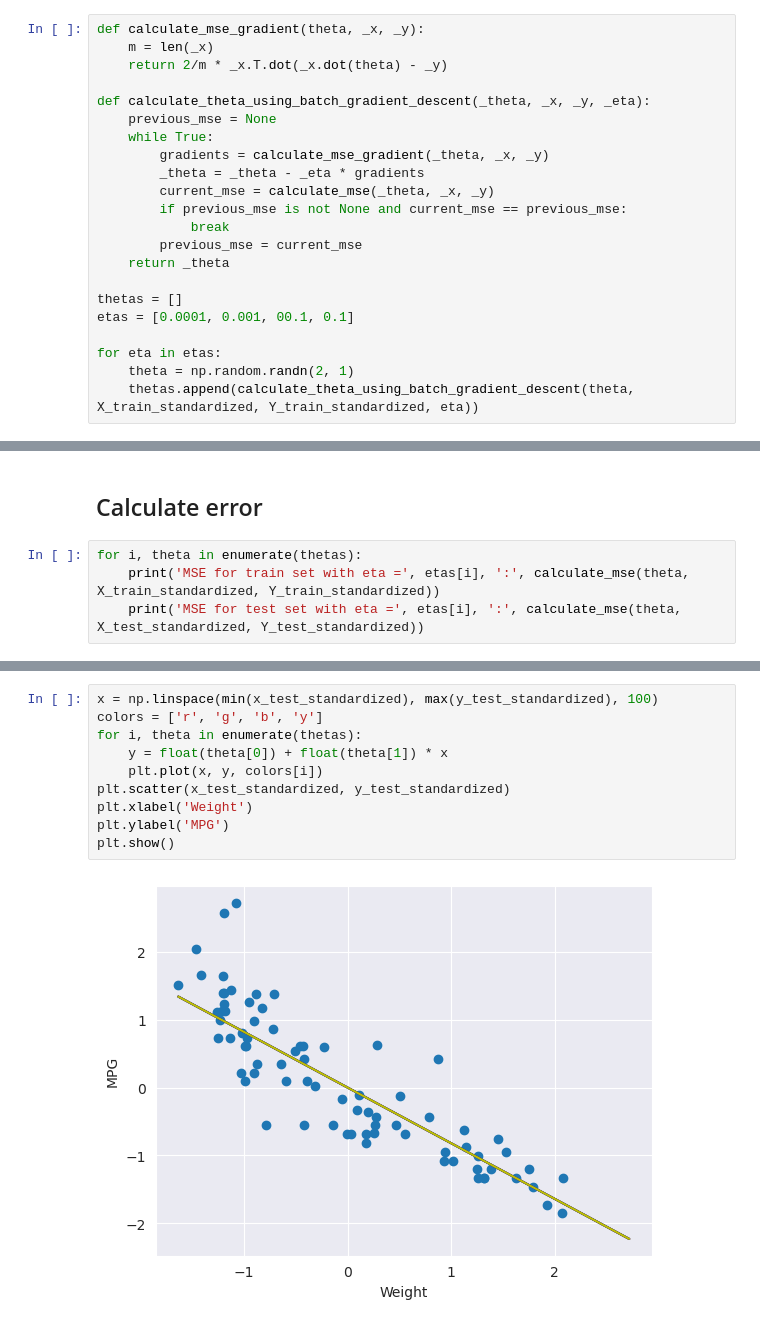
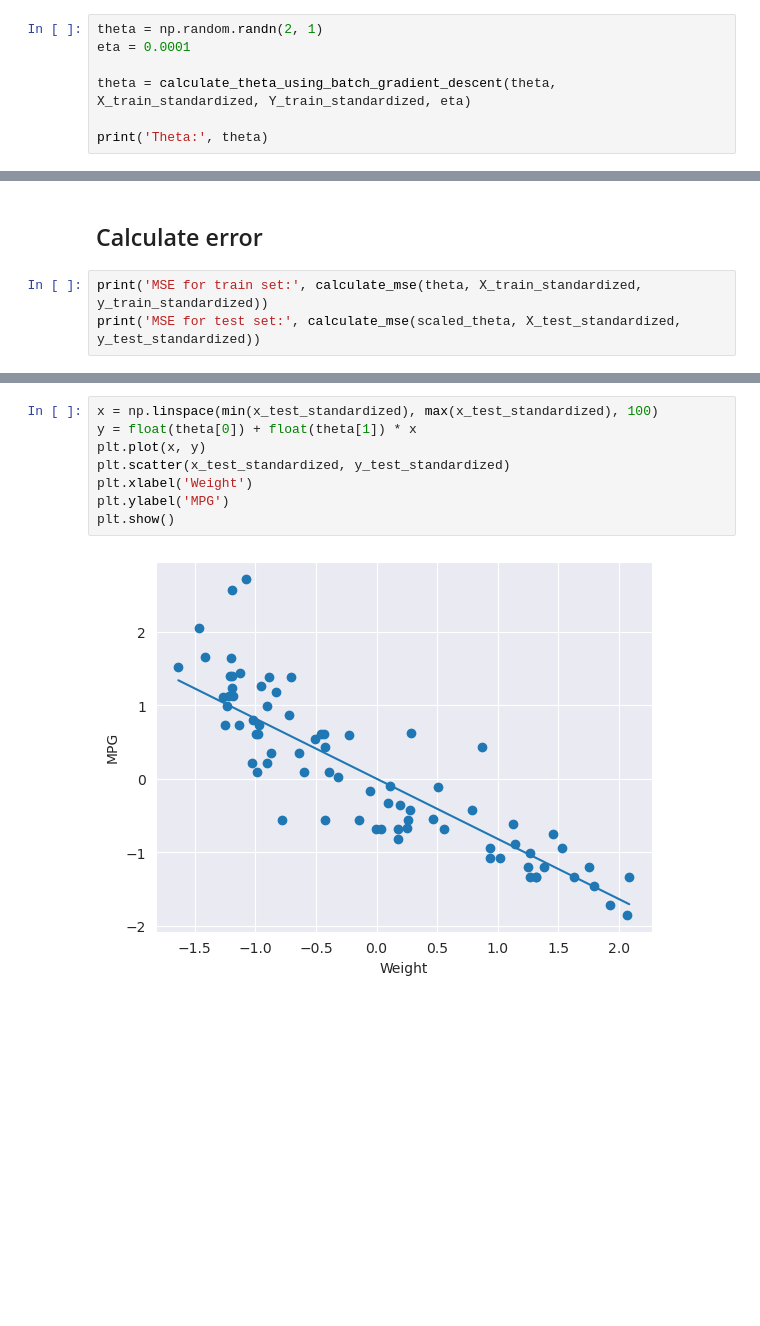
Before and after one commit to jerzyszyjut/ai-labs, a Jupyter notebook: lab1/linear_regression.ipynb, the cells around one changed output, grey strips where cells are left out. Cells and saved outputs as stored; diff of their text form; blank space fills up the shorter version.

```diff
--- a/lab1/linear_regression.ipynb
+++ b/lab1/linear_regression.ipynb
@@ -130,22 +145,7 @@ Y_test_standardized = y_test_standardized.reshape(-1, 1)
 # %%
-def calculate_mse_gradient(theta, _x, _y):
-    m = len(_x)
-    return 2/m * _x.T.dot(_x.dot(theta) - _y)
+theta = np.random.randn(2, 1)
+eta = 0.0001
 
-def calculate_theta_using_batch_gradient_descent(_theta, _x, _y, _eta):
-    previous_mse = None
-    while True:
-        gradients = calculate_mse_gradient(_theta, _x, _y)
-        _theta = _theta - _eta * gradients
-        current_mse = calculate_mse(_theta, _x, _y)
-        if previous_mse is not None and current_mse == previous_mse:
-            break
-        previous_mse = current_mse
-    return _theta
+theta = calculate_theta_using_batch_gradient_descent(theta, X_train_standardized, Y_train_standardized, eta)
 
-thetas = []
-etas = [0.0001, 0.001, 00.1, 0.1]
-
-for eta in etas:
-    theta = np.random.randn(2, 1)
-    thetas.append(calculate_theta_using_batch_gradient_descent(theta, X_train_standardized, Y_train_standardized, eta))
+print('Theta:', theta)
@@ -152,7 +155,6 @@ for eta in etas:
 # %% [markdown]
 ## Calculate error
 # %%
-for i, theta in enumerate(thetas):
-    print('MSE for train set with eta =', etas[i], ':', calculate_mse(theta, X_train_standardized, Y_train_standardized))
-    print('MSE for test set with eta =', etas[i], ':', calculate_mse(theta, X_test_standardized, Y_test_standardized))
+print('MSE for train set:', calculate_mse(theta, X_train_standardized, y_train_standardized))
+print('MSE for test set:', calculate_mse(scaled_theta, X_test_standardized, y_test_standardized))
 # %% [output]
@@ -167,12 +163,10 @@ MSE for test set with eta = 0.1 : 0.2576120283201755
 # %%
-x = np.linspace(min(x_test_standardized), max(y_test_standardized), 100)
-colors = ['r', 'g', 'b', 'y']
-for i, theta in enumerate(thetas):
-    y = float(theta[0]) + float(theta[1]) * x
-    plt.plot(x, y, colors[i])
+x = np.linspace(min(x_test_standardized), max(x_test_standardized), 100)
+y = float(theta[0]) + float(theta[1]) * x
+plt.plot(x, y)
 plt.scatter(x_test_standardized, y_test_standardized)
 plt.xlabel('Weight')
 plt.ylabel('MPG')
 plt.show()
 # %% [output]
-[figure, old version]
+[figure, new version]
```
Also changed, not shown: parts of 3 cells of this notebook.
